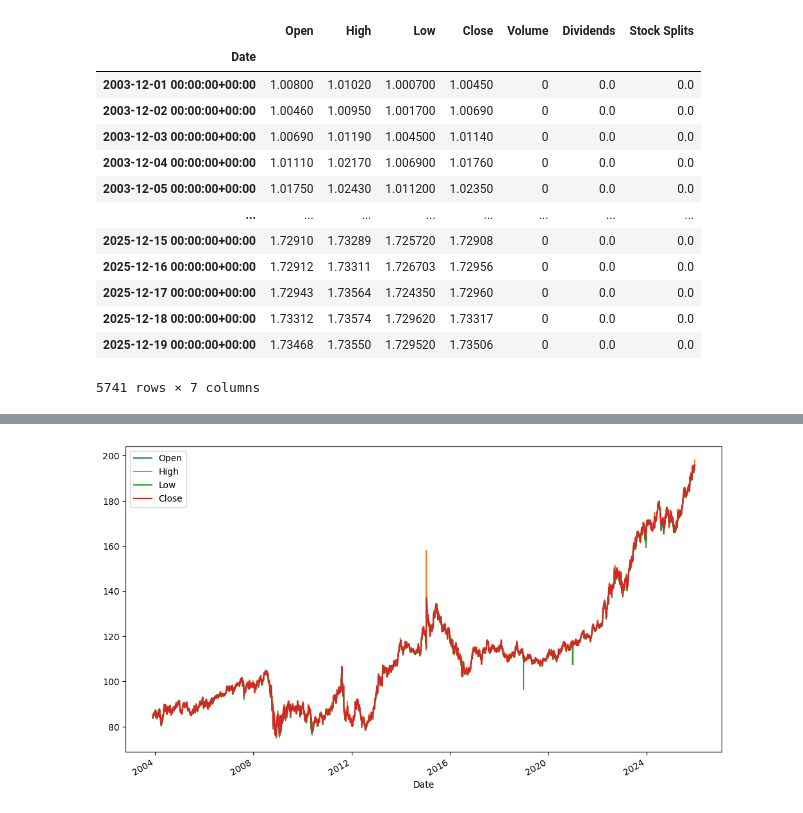
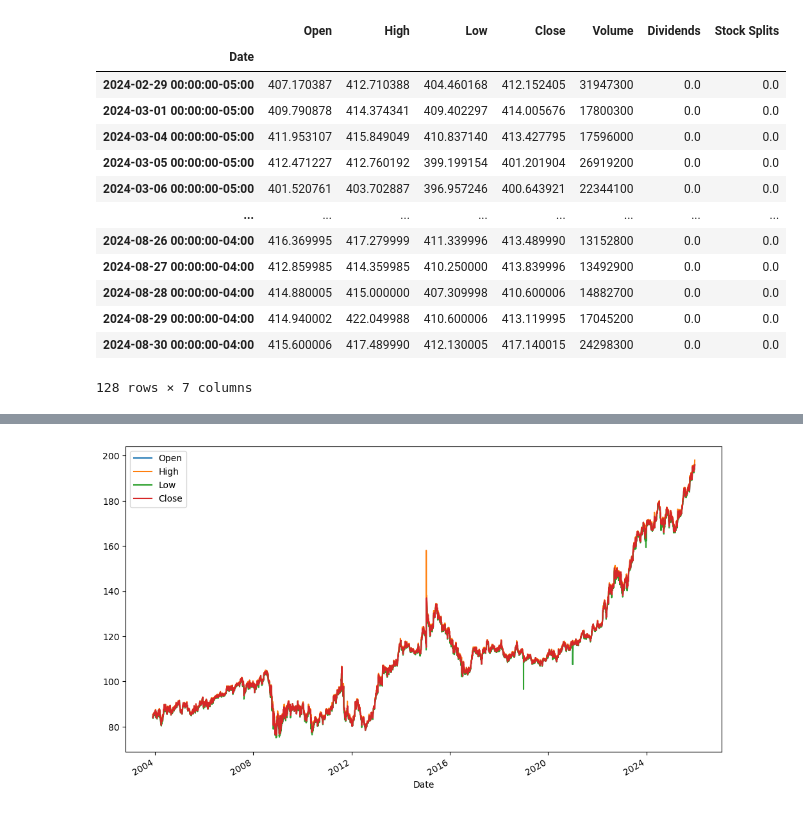
Before and after one commit to mikebochenek/python-notebooks, a Jupyter notebook: stonks-1.ipynb, the cells around one changed output, grey strips where cells are left out. Cells and saved outputs as stored; diff of their text form; code cells hidden in the pictures.

```diff
--- a/stonks-1.ipynb
+++ b/stonks-1.ipynb
@@ -85,18 +69,18 @@ ubs
 # %%
-cad
+msft
 # %% [output]
 |  | Open | High | Low | Close | Volume | Dividends | Stock Splits |
 | Date |  |  |  |  |  |  |  |
-| 2003-12-01 00:00:00+00:00 | 1.00800 | 1.01020 | 1.000700 | 1.00450 | 0 | 0.0 | 0.0 |
-| 2003-12-02 00:00:00+00:00 | 1.00460 | 1.00950 | 1.001700 | 1.00690 | 0 | 0.0 | 0.0 |
-| 2003-12-03 00:00:00+00:00 | 1.00690 | 1.01190 | 1.004500 | 1.01140 | 0 | 0.0 | 0.0 |
-| 2003-12-04 00:00:00+00:00 | 1.01110 | 1.02170 | 1.006900 | 1.01760 | 0 | 0.0 | 0.0 |
-| 2003-12-05 00:00:00+00:00 | 1.01750 | 1.02430 | 1.011200 | 1.02350 | 0 | 0.0 | 0.0 |
+| 2024-02-29 00:00:00-05:00 | 407.170387 | 412.710388 | 404.460168 | 412.152405 | 31947300 | 0.0 | 0.0 |
+| 2024-03-01 00:00:00-05:00 | 409.790878 | 414.374341 | 409.402297 | 414.005676 | 17800300 | 0.0 | 0.0 |
+| 2024-03-04 00:00:00-05:00 | 411.953107 | 415.849049 | 410.837140 | 413.427795 | 17596000 | 0.0 | 0.0 |
+| 2024-03-05 00:00:00-05:00 | 412.471227 | 412.760192 | 399.199154 | 401.201904 | 26919200 | 0.0 | 0.0 |
+| 2024-03-06 00:00:00-05:00 | 401.520761 | 403.702887 | 396.957246 | 400.643921 | 22344100 | 0.0 | 0.0 |
 | ... | ... | ... | ... | ... | ... | ... | ... |
-| 2025-12-15 00:00:00+00:00 | 1.72910 | 1.73289 | 1.725720 | 1.72908 | 0 | 0.0 | 0.0 |
-| 2025-12-16 00:00:00+00:00 | 1.72912 | 1.73311 | 1.726703 | 1.72956 | 0 | 0.0 | 0.0 |
-| 2025-12-17 00:00:00+00:00 | 1.72943 | 1.73564 | 1.724350 | 1.72960 | 0 | 0.0 | 0.0 |
-| 2025-12-18 00:00:00+00:00 | 1.73312 | 1.73574 | 1.729620 | 1.73317 | 0 | 0.0 | 0.0 |
-| 2025-12-19 00:00:00+00:00 | 1.73468 | 1.73550 | 1.729520 | 1.73506 | 0 | 0.0 | 0.0 |
+| 2024-08-26 00:00:00-04:00 | 416.369995 | 417.279999 | 411.339996 | 413.489990 | 13152800 | 0.0 | 0.0 |
+| 2024-08-27 00:00:00-04:00 | 412.859985 | 414.359985 | 410.250000 | 413.839996 | 13492900 | 0.0 | 0.0 |
+| 2024-08-28 00:00:00-04:00 | 414.880005 | 415.000000 | 407.309998 | 410.600006 | 14882700 | 0.0 | 0.0 |
+| 2024-08-29 00:00:00-04:00 | 414.940002 | 422.049988 | 410.600006 | 413.119995 | 17045200 | 0.0 | 0.0 |
+| 2024-08-30 00:00:00-04:00 | 415.600006 | 417.489990 | 412.130005 | 417.140015 | 24298300 | 0.0 | 0.0 |
-5741 rows × 7 columns
+128 rows × 7 columns
 # %%
```
Also changed, not shown: parts of 5 cells of this notebook.
